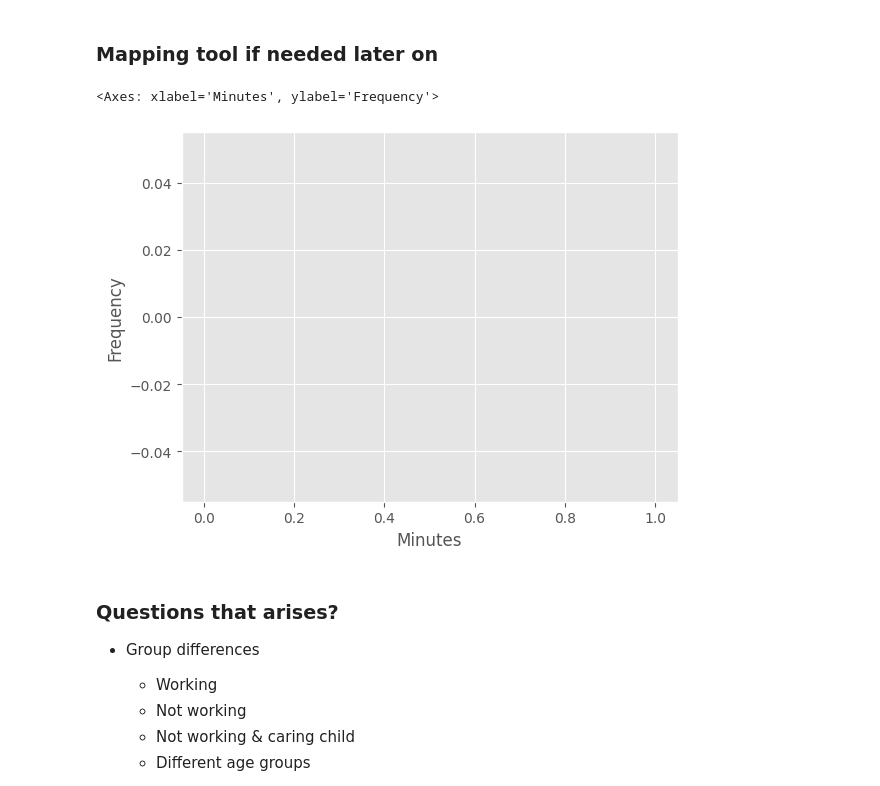
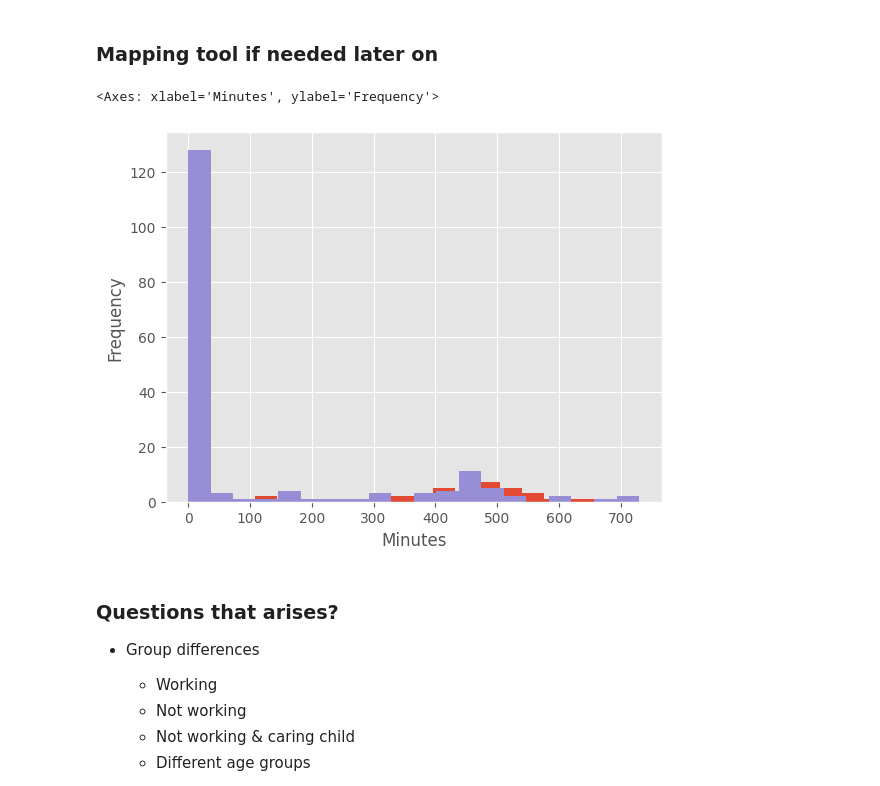
Before and after one commit to arttusamuel/statisical_data_analysis, a Jupyter notebook: stat-data-project/data-cleaning.ipynb, the cells around one changed output. Drawn from its saved outputs; the diff is of its cells as text; code cells hidden in the pictures.

```diff
--- a/stat-data-project/data-cleaning.ipynb
+++ b/stat-data-project/data-cleaning.ipynb
@@ -382,18 +383,18 @@ df_copy = df.copy()
 df_mapped = df_mapper(df_copy, mappable_columns, map_values)
 # %%
 # If I want to see only males -> select Day_of_Week[Workday OR Weekday] AND Sex[Male OR Female]
-female_workday = df_mapped[(df_mapped['day_of_week'] == 'workday') & (df_mapped['sex'] == 'female')].sort_values('age_group')
-female_weekend = df_mapped[(df_mapped['day_of_week'] == 'weekend') & (df_mapped['sex'] == 'female')].sort_values('age_group')
-male_workday = df_mapped[(df_mapped['day_of_week'] == 'workday') & (df_mapped['sex'] == 'male')].sort_values('age_group')
-male_weekend = df_mapped[(df_mapped['day_of_week'] == 'weekend') & (df_mapped['sex'] == 'male')].sort_values('age_group')
+female_workday = df[(df['day_of_week'] == 'workday') & (df['sex'] == 'female')].sort_values('age_group')
+female_weekend = df[(df['day_of_week'] == 'weekend') & (df['sex'] == 'female')].sort_values('age_group')
+male_workday = df[(df['day_of_week'] == 'workday') & (df['sex'] == 'male')].sort_values('age_group')
+male_weekend = df[(df['day_of_week'] == 'weekend') & (df['sex'] == 'male')].sort_values('age_group')
 
 male_weekend['t_working'].plot.hist(bins=20, xlabel='Minutes')
 male_workday['t_working'].plot.hist(bins=20, xlabel='Minutes')
 female_weekend['t_working'].plot.hist(bins=20, xlabel='Minutes')
 female_workday['t_working'].plot.hist(bins=20, xlabel='Minutes')
 # %% [output]
 <Axes: xlabel='Minutes', ylabel='Frequency'>
-[figure, old version]
+[figure, new version]
 # %% [markdown]
 ### Questions that arises?
 
```
Also changed, not shown: parts of 34 cells of this notebook.
